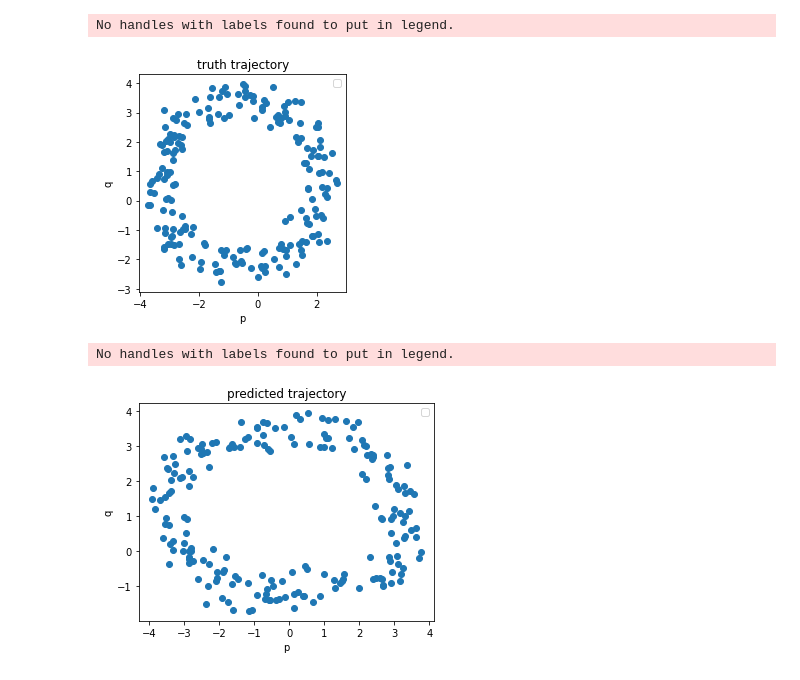
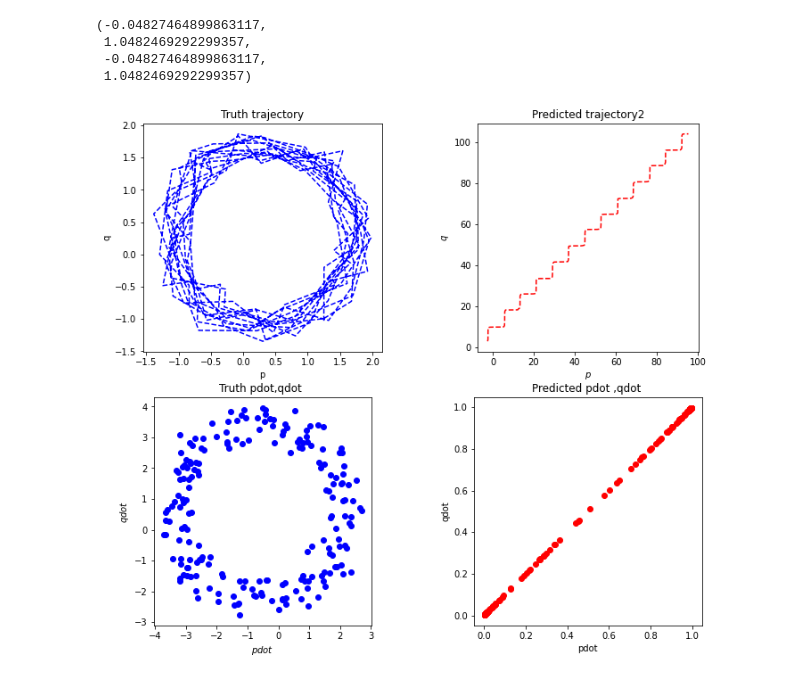
Before and after one commit to kimia-zahed/hamiltonian_neural_network, a Jupyter notebook: myHNN _kimiya_9dey99.ipynb, the cells around one changed output. Cells and saved outputs as stored; diff of their text form; code cells hidden in the pictures.

```diff
--- a/myHNN _kimiya_9dey99.ipynb
+++ b/myHNN _kimiya_9dey99.ipynb
@@ -139,20 +134,59 @@ b=newq+pred_qdot
-# %%
-plt.plot(new_pdot,new_qdot,'o')
-plt.axis('scaled')
-plt.title('truth trajectory')
-plt.xlabel('p')
-plt.ylabel('q')
-plt.legend();
-# %% [output]
-No handles with labels found to put in legend.
-[figure, removed]
-# %%
-plt.plot(a,b,'o')
-plt.title('predicted trajectory')
-plt.xlabel('p')
-plt.ylabel('q')
-plt.axis('scaled');
-plt.legend();
-# %% [output]
-No handles with labels found to put in legend.
-[figure, removed]
+# %%
+#data for predicted trajectory 1
+aa=newp+pred_pdot
+bb=newq+pred_qdot
+
+#data for predicted trajectory 2
+a=np.array([])
+b=np.array([])
+s=newp[0]
+ss=newq[0]
+for i in range (len(newp)):
+    s=s+pred_pdot[i]
+    a=np.append(a,s)
+for i in range (len(newq)):
+    ss=ss+pred_qdot[i]
+    b=np.append(b,ss)
+# %%
+plt.figure(figsize=(12,16))
+plt.subplot(321)
+plt.plot(new_p,new_q,'b--')
+plt.axis('scaled')
+plt.title('Truth trajectory')
+plt.xlabel('p')
+plt.ylabel('q')
+
+
+plt.subplot(322)
+plt.plot(a,b,'r--')
+plt.title('Predicted trajectory2')
+plt.xlabel('$p$')
+plt.ylabel('$q$');
+plt.axis('scaled')
+
+plt.subplot(323)
+plt.plot(new_pdot,new_qdot,'bo')
+plt.axis('scaled')
+plt.title('Truth pdot,qdot ')
+plt.xlabel('$pdot$')
+plt.ylabel('$qdot$')
+
+# plt.subplot(325)
+# plt.plot(aa,bb,'--')
+# plt.title('predicted trajectory1')
+# plt.xlabel('p')
+# plt.ylabel('q')
+# plt.axis('scaled')
+
+plt.subplot(324)
+plt.plot(pred_pdot,pred_pdot,'ro')
+plt.title('Predicted pdot ,qdot ')
+plt.xlabel('pdot')
+plt.ylabel('qdot')
+plt.axis('scaled')
+# %% [output]
+(-0.04827464899863117,
+ 1.0482469292299357,
+ -0.04827464899863117,
+ 1.0482469292299357)
+[figure, added]
```
Also changed, not shown: parts of 9 cells of this notebook.
